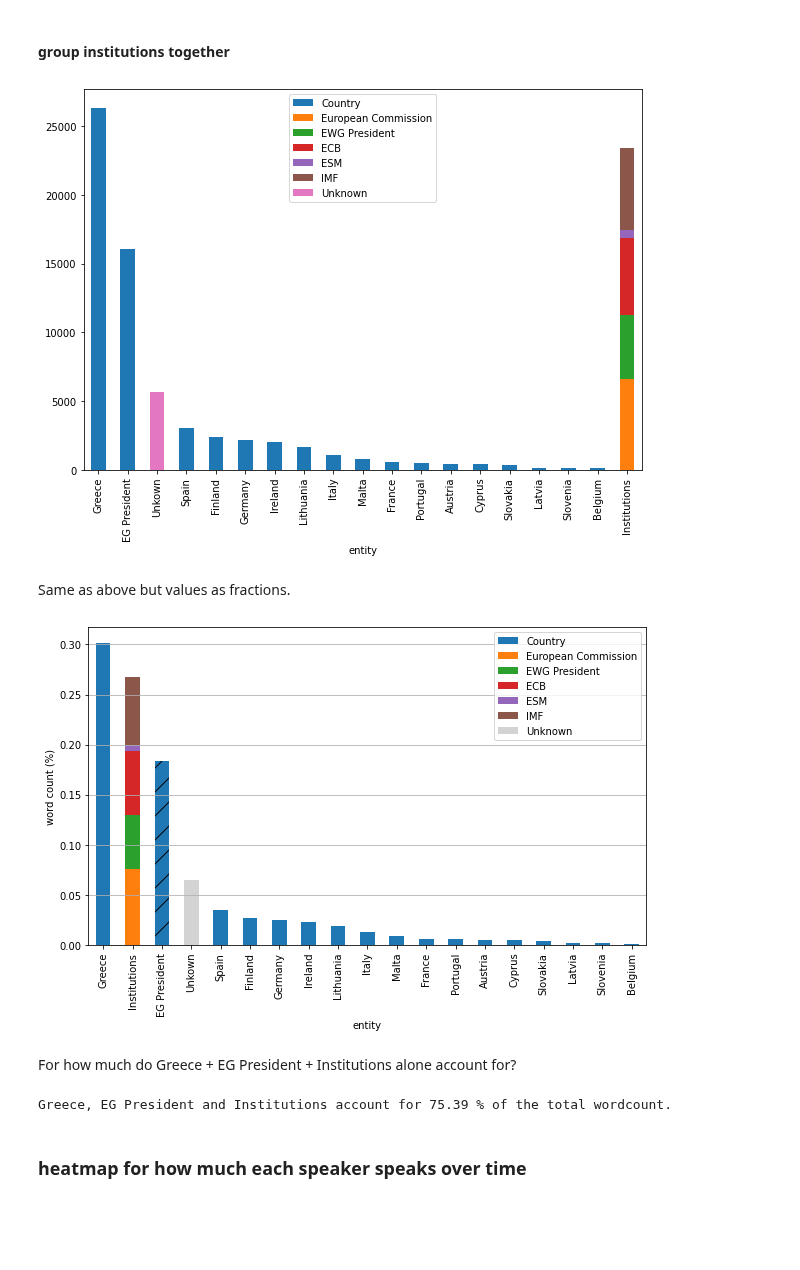
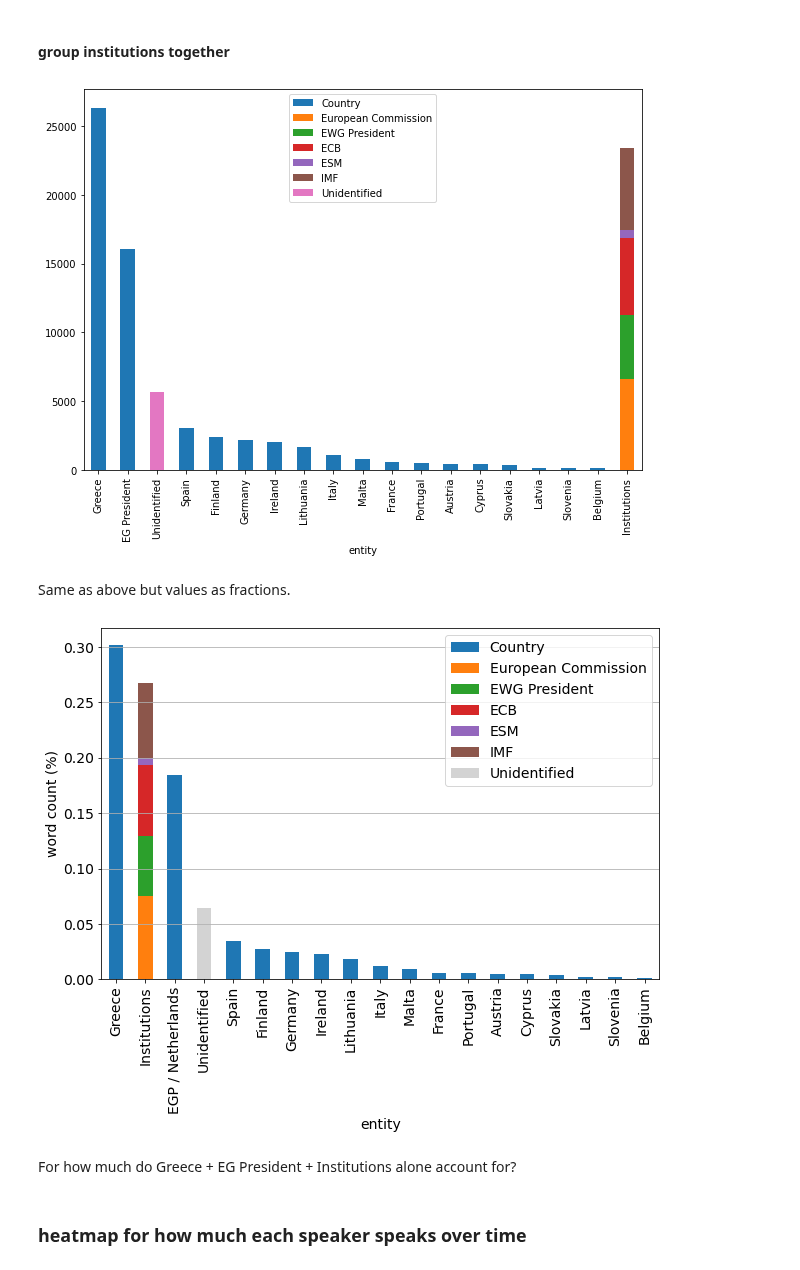
Before and after one commit to ariansajina/master-thesis, a Jupyter notebook: notebooks/preliminary_analysis.ipynb, the cells around one changed output. Saved outputs shown, nothing was run; the diff lists cells and outputs as text; code cells hidden in the pictures; blank space fills up the shorter version.

```diff
--- a/notebooks/preliminary_analysis.ipynb
+++ b/notebooks/preliminary_analysis.ipynb
@@ -224,8 +243,8 @@ Of the remaining unidentified speakers, only 5 have more than 300 words.
 with open('../data/euroleaks/name_to_entity.json', 'r') as f:
     speaker_to_entity = json.load(f)
 # %%
-# add column for entity, label unassigned as unknown
-df['entity'] = df.speaker.apply(lambda s: speaker_to_entity[s] if s in speaker_to_entity.keys() else 'Unkown')
+# add column for entity, label unassigned as Unidentified
+df['entity'] = df.speaker.apply(lambda s: speaker_to_entity[s] if s in speaker_to_entity.keys() else 'Unidentified')
 
 wc_by_entity = df.groupby('entity')['wordcount'].sum()
 
@@ -243,7 +262,7 @@ wcent = pd.DataFrame({
     'ECB': np.zeros(wc_by_entity.size, dtype=int),
     'ESM': np.zeros(wc_by_entity.size, dtype=int),
     'IMF': np.zeros(wc_by_entity.size, dtype=int),
-    'Unknown': np.zeros(wc_by_entity.size, dtype=int)
+    'Unidentified': np.zeros(wc_by_entity.size, dtype=int)
 })
 
 wcent.loc['Institutions'] = np.array([
@@ -257,45 +276,49 @@ wcent.loc['Institutions'] = np.array([
     0
 ])
 
-wcent['Country'][(wcent.index.to_numpy() == 'EWG President') | (wcent.index.to_numpy() == 'ECB') | (wcent.index.to_numpy() == 'ESM') |(wcent.index.to_numpy() == 'IMF') | (wcent.index.to_numpy() == 'European Commission') | (wcent.index.to_numpy() == 'Unknown')] = 0
+wcent['Country'][(wcent.index.to_numpy() == 'EWG President') | (wcent.index.to_numpy() == 'ECB') | (wcent.index.to_numpy() == 'ESM') |(wcent.index.to_numpy() == 'IMF') | (wcent.index.to_numpy() == 'European Commission') | (wcent.index.to_numpy() == 'Unidentified')] = 0
 
-wcent['Unknown'].iloc[-2] = wcent['Country'].iloc[-2]
+wcent['Unidentified'].iloc[-2] = wcent['total'].iloc[-2]
 wcent['Country'].iloc[-2] = 0
 
 _ = wcent.sort_values(by='total', ascending=False).drop(columns=['total'], index=['European Commission', 'EWG President', 'ECB', 'ESM', 'IMF']).plot.bar(stacked=True, figsize=(10,7))
 # %% [output]
-[figure, old version]
+[figure, new version]
 # %% [markdown]
 Same as above but values as fractions.
+# %%
+# add Netherlands to EG president
+wcent.index = wcent.index.to_series().apply(lambda s: 'EGP / Netherlands' if s=='EG President' else s)
 # %%
-#plt.rcParams.update({'font.size': 14})
+plt.rcParams.update({'font.size': 14})
 
 # sort descendingly
 df_to_plot = wcent.sort_values(by='total', ascending=False).drop(columns=['total'], index=['European Commission', 'EWG President', 'ECB', 'ESM', 'IMF'])
 
 # make fractions
 df_to_plot /= np.repeat(df_to_plot.sum().sum(), df_to_plot.shape[0]*df_to_plot.shape[1]).reshape(df_to_plot.shape)
 
 # reorder and plot bars
 ax = df_to_plot.iloc[[0,-1,]+list(range(1,18))].plot.bar(stacked=True,
-                                                         figsize=(10,7),
+                                                         figsize=(10,8),
                                                          color=[f'C{i}' for i in range(6)] + ['lightgrey'])
 
-bars = ax.patches
-bars[2].set_hatch('/')
+# hatches
+#bars = ax.patches
+#bars[2].set_hatch('/')
 
 ax.set_ylabel('word count (%)')
 ax.grid(axis='y')
 #ax.set_title('Wordcount by entity')
 xticks = ax.set_xticklabels(df_to_plot.index.to_series().iloc[[0,-1,]+list(range(1,18))], rotation=90)
 #xticks[2] = 'EG President'
 #_ = ax.set_xticklabels(xticks)
 ax.set_xlabel('entity')
 
-plt.subplots_adjust(bottom=0.25) # so that xticklabels are not cut off
+plt.subplots_adjust(bottom=0.27) # so that xticklabels are not cut off
 plt.savefig('../figures/wordcount_by_entity.png')
 # %% [output]
-[figure, old version]
+[figure, new version]
 # %% [markdown]
 For how much do Greece + EG President + Institutions alone account for?
 # %%
@@ -311,8 +334,6 @@ interest = [
 
 var = wc_by_entity[wc_by_entity.index.to_series().apply(lambda s: s in interest)].sum() / wc_by_entity.sum()
 print(f'Greece, EG President and Institutions account for {np.around(var*100,2)} % of the total wordcount.')
-# %% [output]
-Greece, EG President and Institutions account for 75.39 % of the total wordcount.
 # %% [markdown]
 ### heatmap for how much each speaker speaks over time
 # %%
```
Also changed, not shown: parts of 11 cells of this notebook, 3 other files.
